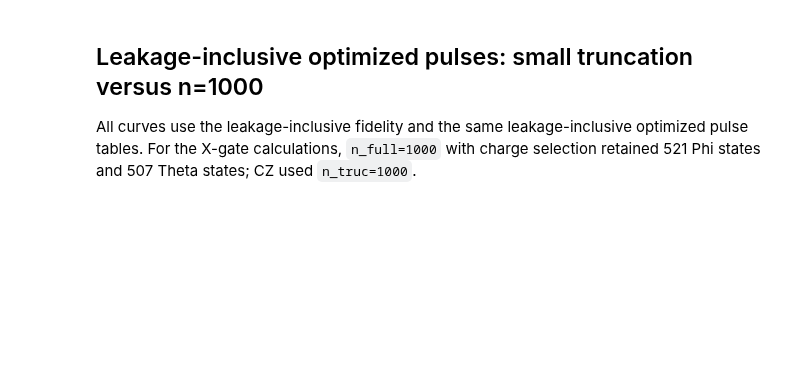
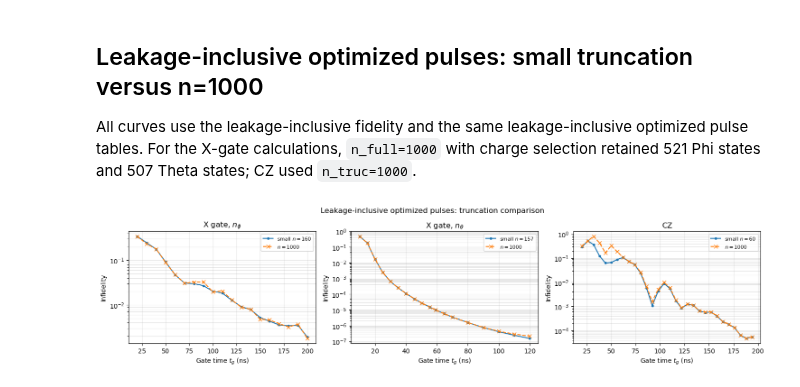
Before and after one commit to Zhenxing2020/two_qubit_gate_for_zero_pi_qubit, a Jupyter notebook: fidelity_formula.ipynb, the cells around one changed output. Cells and saved outputs as stored; diff of their text form; code cells hidden in the pictures; blank space fills up the shorter version.

```diff
--- a/fidelity_formula.ipynb
+++ b/fidelity_formula.ipynb
@@ -1170,16 +1251,18 @@ titles = {
 # %%
 fig, axes = plt.subplots(1, 3, figsize=(15, 3.8))
 for ax, gate in zip(axes, ["phi", "theta", "cz"]):
     table = leakage_n1000_tables[gate]
     small_column = small_columns[gate]
     small_n = small_column.rsplit("_", 1)[-1]
     ax.plot(table["tg"], 10.0 ** table[small_column], ".-", label=rf"small $n={small_n}$")
     ax.plot(table["tg"], 10.0 ** table["f_leakage_1000"], "x--", label=r"$n=1000$")
     ax.set_yscale("log")
     ax.set_xlabel(r"Gate time $t_g$ (ns)")
     ax.set_ylabel("Infidelity")
     ax.set_title(titles[gate])
     ax.grid(True, which="both", alpha=0.3)
     ax.legend(fontsize=8)
-fig.suptitle("Leakage-inclusive optimized pulses: truncation comparison", y=1.03)
+fig.suptitle("Leakage-inclusive optimized pulses: truncation comparison", y=0.96)
 fig.tight_layout()
+# %% [output]
+[figure, added]
```
Also changed, not shown: parts of 12 cells of this notebook, 50 other files.
